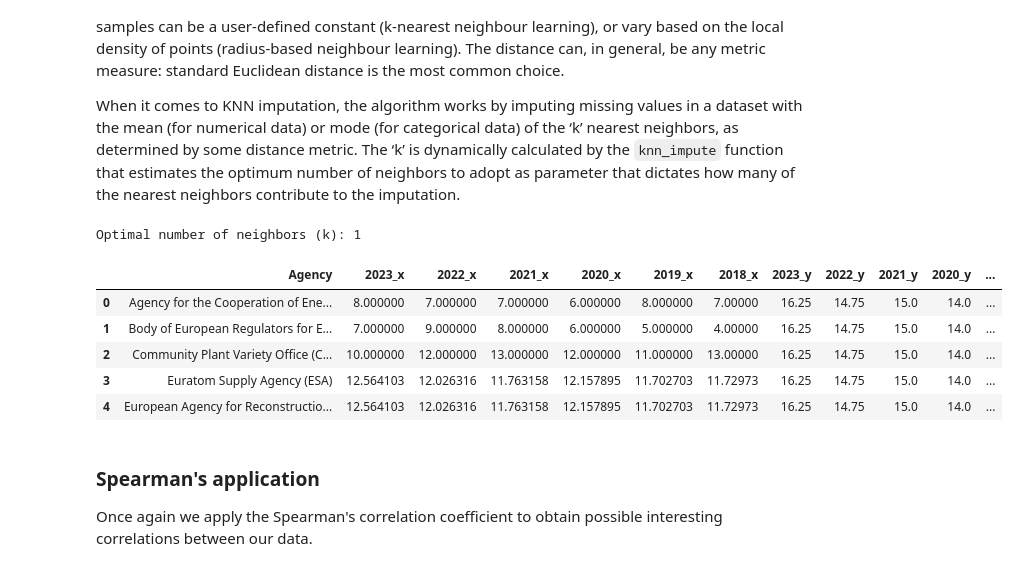
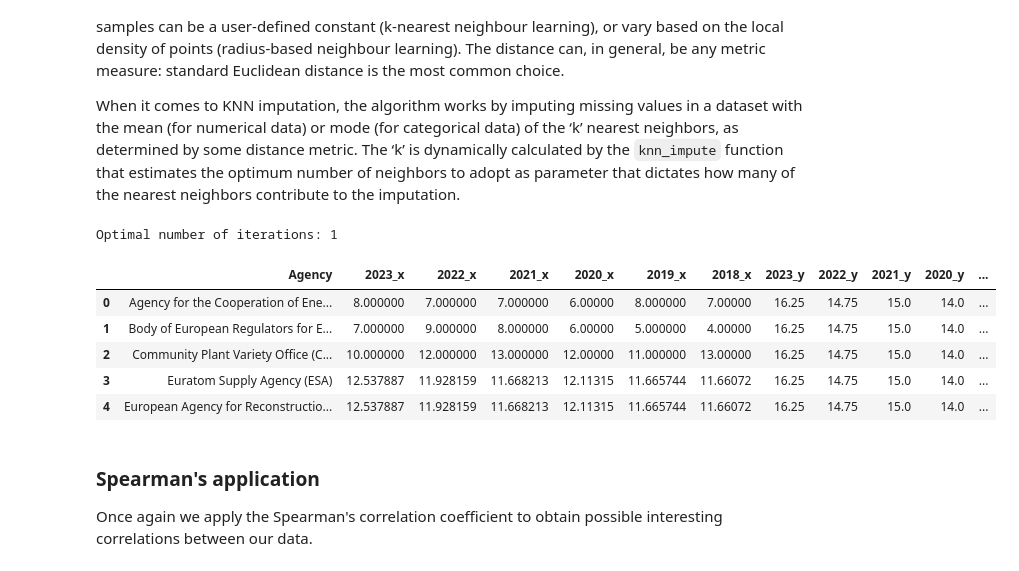
Before and after one commit to alicepicco333/wipEU, a Jupyter notebook: technical_analysis/geomashup.ipynb, the cells around one changed output. Cells and saved outputs as stored; diff of their text form; code cells hidden in the pictures.

```diff
--- a/technical_analysis/geomashup.ipynb
+++ b/technical_analysis/geomashup.ipynb
@@ -15,6 +15,9 @@ The first step is undoubtedly to read the data in xslx format and convert them t
 import openpyxl
 import csv
 from sklearn.impute import KNNImputer
+from sklearn.experimental import enable_iterative_imputer
+from sklearn.impute import IterativeImputer
+
 from sklearn import cluster
 from sklearn.cluster import KMeans
 from sklearn.model_selection import cross_val_score
@@ -63,6 +66,20 @@ def knn_impute(dataframe):
     dataframe[numeric_data.columns] = imputed_df
     return dataframe, optimal_k
 
+def iterative_impute(dataframe):
+    numeric_data = dataframe.select_dtypes(include=[np.number])
+    imputer = IterativeImputer(max_iter=10, random_state=42)
+    cv_scores = []
+    for _ in range(1, 51):
+        scores = cross_val_score(imputer, numeric_data, cv=5, scoring='neg_mean_squared_error')
+        cv_scores.append(scores.mean())
+    optimal_iter = cv_scores.index(max(cv_scores)) + 1
+    print(f"Optimal number of iterations: {optimal_iter}")
+    imputer = IterativeImputer(max_iter=optimal_iter, random_state=42)
+    imputed_data = imputer.fit_transform(numeric_data)
+    imputed_df = pd.DataFrame(imputed_data, columns=numeric_data.columns)
+    dataframe[numeric_data.columns] = imputed_df
+    return dataframe, optimal_iter
 
 def column_remove(dataframe1, dataframe2, dataframe3):
     dataframe1 = dataframe1.iloc[:, :7]
@@ -510,22 +528,23 @@ When it comes to KNN imputation, the algorithm works by imputing missing values
 # %%
 df_public_adm_women = df_public_adm_women.rename(columns={"Time":"Agency"})
 df_women_european_court = df_women_european_court.rename(columns={"Time":"Agency"})
 df_european_financial_institutions_women = df_european_financial_institutions_women.rename(columns={"Time":"Agency"})
 
 merged_df2 = pd.merge(df_public_adm_women, df_women_european_court, on="Agency", how='outer')
-merged_df_final2 = pd.merge(merged_df2, df_european_financial_institutions_women, on="Agency", how="outer") #nella manipolazione dati abbiamo deciso di introdurre lo 0 al posto di NaN
+merged_df_final2 = pd.merge(merged_df2, df_european_financial_institutions_women, on="Agency", how="outer")
 merged_df_final2 = merged_df_final2.drop(0).reset_index(drop=True)
 
-knn_impute(merged_df_final2)
+# knn_impute(merged_df_final2)
+iterative_impute(merged_df_final2)
 merged_df_final2.head()
 # %% [output]
-Optimal number of neighbors (k): 1
+Optimal number of iterations: 1
 |  | Agency | 2023_x | 2022_x | 2021_x | 2020_x | 2019_x | 2018_x | 2023_y | 2022_y | 2021_y | 2020_y | ... |
-| 0 | Agency for the Cooperation of Ene... | 8.000000 | 7.000000 | 7.000000 | 6.000000 | 8.000000 | 7.00000 | 16.25 | 14.75 | 15.0 | 14.0 | ... |
-| 1 | Body of European Regulators for E... | 7.000000 | 9.000000 | 8.000000 | 6.000000 | 5.000000 | 4.00000 | 16.25 | 14.75 | 15.0 | 14.0 | ... |
-| 2 | Community Plant Variety Office (C... | 10.000000 | 12.000000 | 13.000000 | 12.000000 | 11.000000 | 13.00000 | 16.25 | 14.75 | 15.0 | 14.0 | ... |
-| 3 | Euratom Supply Agency (ESA) | 12.564103 | 12.026316 | 11.763158 | 12.157895 | 11.702703 | 11.72973 | 16.25 | 14.75 | 15.0 | 14.0 | ... |
-| 4 | European Agency for Reconstructio... | 12.564103 | 12.026316 | 11.763158 | 12.157895 | 11.702703 | 11.72973 | 16.25 | 14.75 | 15.0 | 14.0 | ... |
+| 0 | Agency for the Cooperation of Ene... | 8.000000 | 7.000000 | 7.000000 | 6.00000 | 8.000000 | 7.00000 | 16.25 | 14.75 | 15.0 | 14.0 | ... |
+| 1 | Body of European Regulators for E... | 7.000000 | 9.000000 | 8.000000 | 6.00000 | 5.000000 | 4.00000 | 16.25 | 14.75 | 15.0 | 14.0 | ... |
+| 2 | Community Plant Variety Office (C... | 10.000000 | 12.000000 | 13.000000 | 12.00000 | 11.000000 | 13.00000 | 16.25 | 14.75 | 15.0 | 14.0 | ... |
+| 3 | Euratom Supply Agency (ESA) | 12.537887 | 11.928159 | 11.668213 | 12.11315 | 11.665744 | 11.66072 | 16.25 | 14.75 | 15.0 | 14.0 | ... |
+| 4 | European Agency for Reconstructio... | 12.537887 | 11.928159 | 11.668213 | 12.11315 | 11.665744 | 11.66072 | 16.25 | 14.75 | 15.0 | 14.0 | ... |
 # %% [markdown]
 ### Spearman's application
 
```
Also changed, not shown: parts of 9 cells of this notebook, 1 other file.
